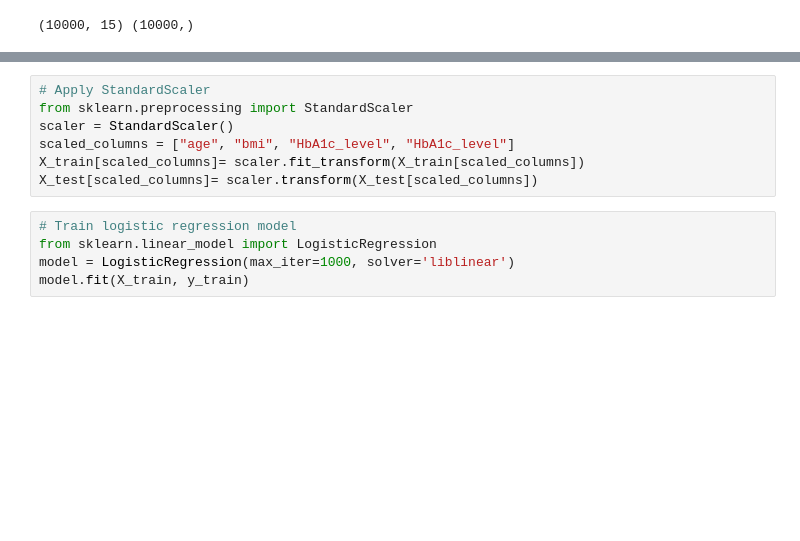
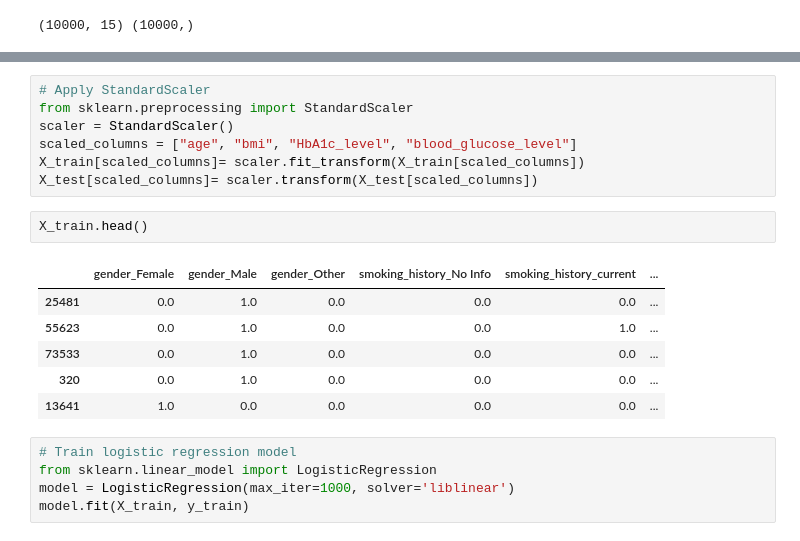
Before and after one commit to brightagbor/diabetes_prediction, a Jupyter notebook: Lab 8.ipynb, the cells around one changed output, grey strips where cells are left out. Saved outputs shown, nothing was run; the diff lists cells and outputs as text; blank space fills up the shorter version.

```diff
--- a/Lab 8.ipynb
+++ b/Lab 8.ipynb
@@ -779,9 +812,18 @@ print(X_test.shape, y_test.shape)
 # Apply StandardScaler
 from sklearn.preprocessing import StandardScaler
 scaler = StandardScaler()
-scaled_columns = ["age", "bmi", "HbA1c_level", "HbA1c_level"]
+scaled_columns = ["age", "bmi", "HbA1c_level", "blood_glucose_level"]
 X_train[scaled_columns]= scaler.fit_transform(X_train[scaled_columns])
 X_test[scaled_columns]= scaler.transform(X_test[scaled_columns])
+# %%
+X_train.head()
+# %% [output]
+|  | gender_Female | gender_Male | gender_Other | smoking_history_No Info | smoking_history_current | ... |
+| 25481 | 0.0 | 1.0 | 0.0 | 0.0 | 0.0 | ... |
+| 55623 | 0.0 | 1.0 | 0.0 | 0.0 | 1.0 | ... |
+| 73533 | 0.0 | 1.0 | 0.0 | 0.0 | 0.0 | ... |
+| 320 | 0.0 | 1.0 | 0.0 | 0.0 | 0.0 | ... |
+| 13641 | 1.0 | 0.0 | 0.0 | 0.0 | 0.0 | ... |
 # %%
 # Train logistic regression model
 from sklearn.linear_model import LogisticRegression
```
Also changed, not shown: parts of 6 cells of this notebook, 4 other files.
